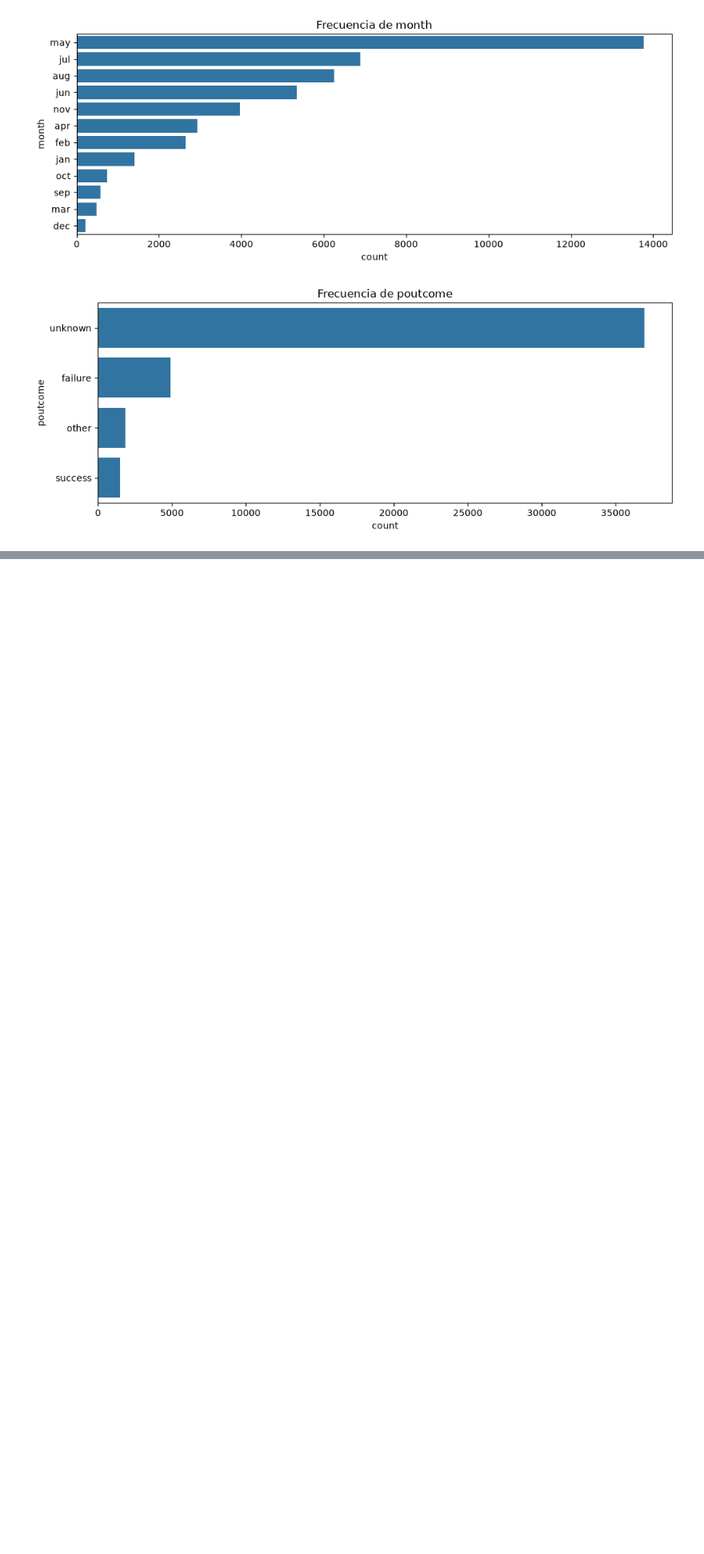
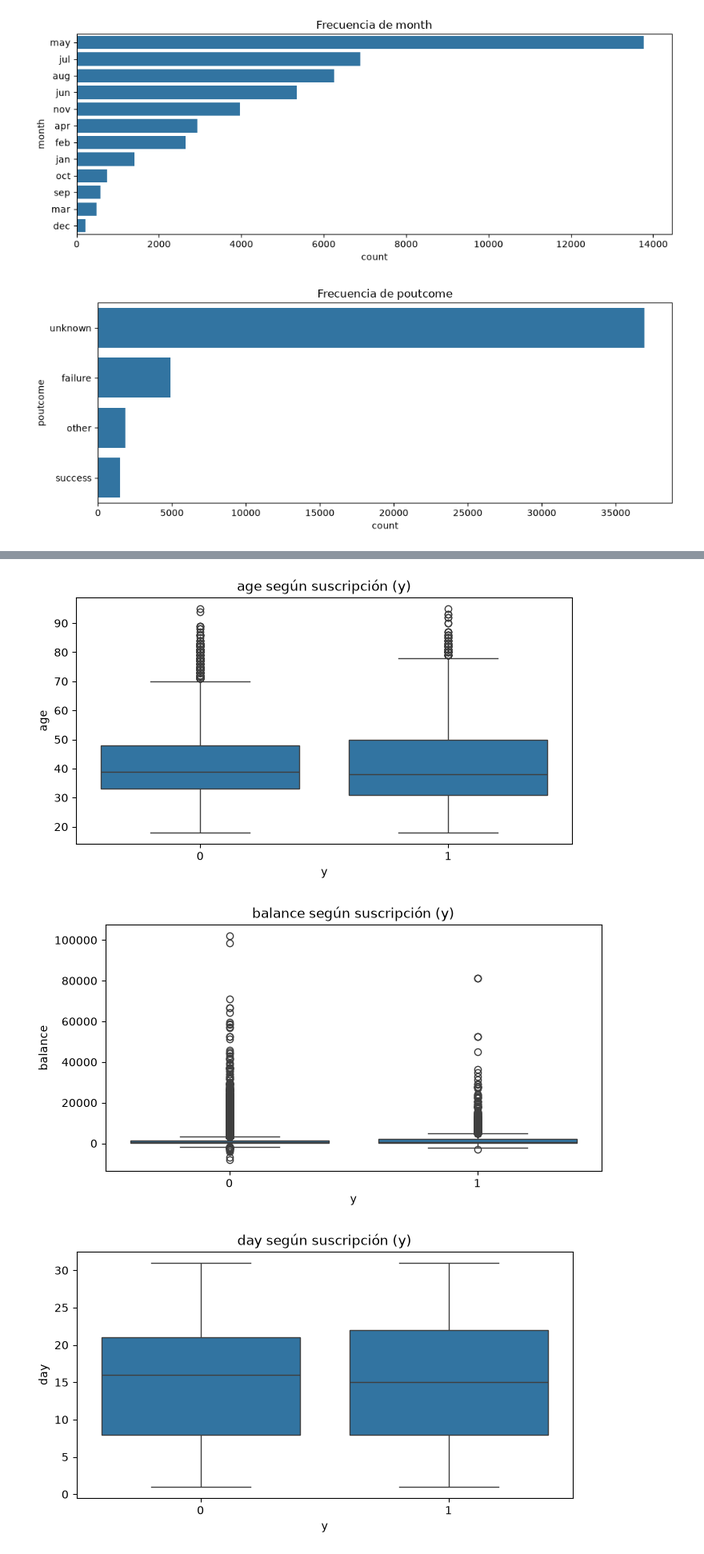
Before and after one commit to aaronsm05-dev/ExamenCienciaDatos, a Jupyter notebook: notebooks/01_eda_bank_marketing.ipynb, the cells around one changed output, grey strips where cells are left out. Shown at 80% size. Drawn from its saved outputs; the diff is of its cells as text; code cells hidden in the pictures; blank space fills up the shorter version.

```diff
--- a/notebooks/01_eda_bank_marketing.ipynb
+++ b/notebooks/01_eda_bank_marketing.ipynb
@@ -161,0 +168,6 @@ for col in [c for c in cat_cols if c != "y"]:
+# %%
+# Tasa de conversión ('yes') por categoría clave
+for col in ["job", "education", "marital", "contact", "poutcome", "month"]:
+  if col in df.columns:
+    conv = df.groupby(col, observed=False)["y"].mean().sort_values(ascending=False) * 100
+    print(f"\n% de suscripción ('yes') por {col}:\n", conv.round(2))
@@ -161,0 +195,11 @@ for col in [c for c in cat_cols if c != "y"]:
+# %%
+# Comparación de variables numéricas según 'y'
+for col in num_cols:
+  plt.figure(figsize=(8, 4))
+  sns.boxplot(x="y", y=col, data=df)
+  plt.title(f"{col} según suscripción (y)")
+  plt.show()
+# %% [output]
+[figure, added]
+[figure, added]
+[figure, added]
```
Also changed, not shown: parts of 6 cells of this notebook, 1 other file.
